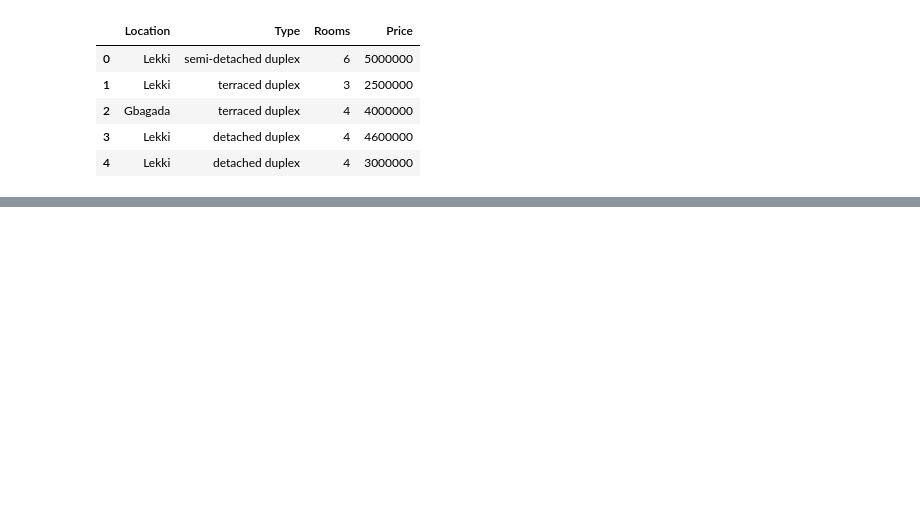
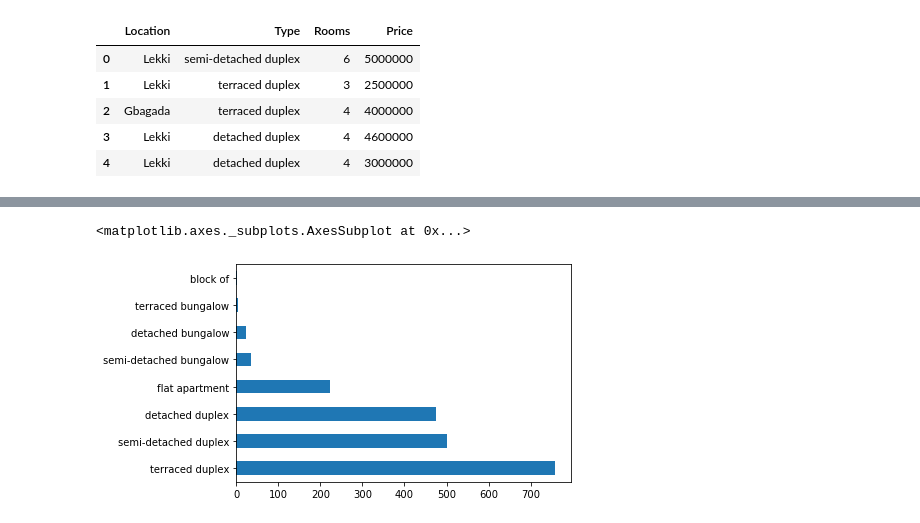
Before and after one commit to Khamaldeeen/SGA08_DATASCI, a Jupyter notebook: Week4/LagosRentReg.ipynb, the cells around one changed output, grey strips where cells are left out. Saved outputs shown, nothing was run; the diff lists cells and outputs as text; code cells hidden in the pictures; blank space fills up the shorter version.

```diff
--- a/Week4/LagosRentReg.ipynb
+++ b/Week4/LagosRentReg.ipynb
@@ -18,0 +154,5 @@ data.head()
+# %%
+data['Type'].value_counts().plot(kind='barh')
+# %% [output]
+<matplotlib.axes._subplots.AxesSubplot at 0x...>
+[figure, added]
```
Also changed, not shown: parts of 39 cells of this notebook.
